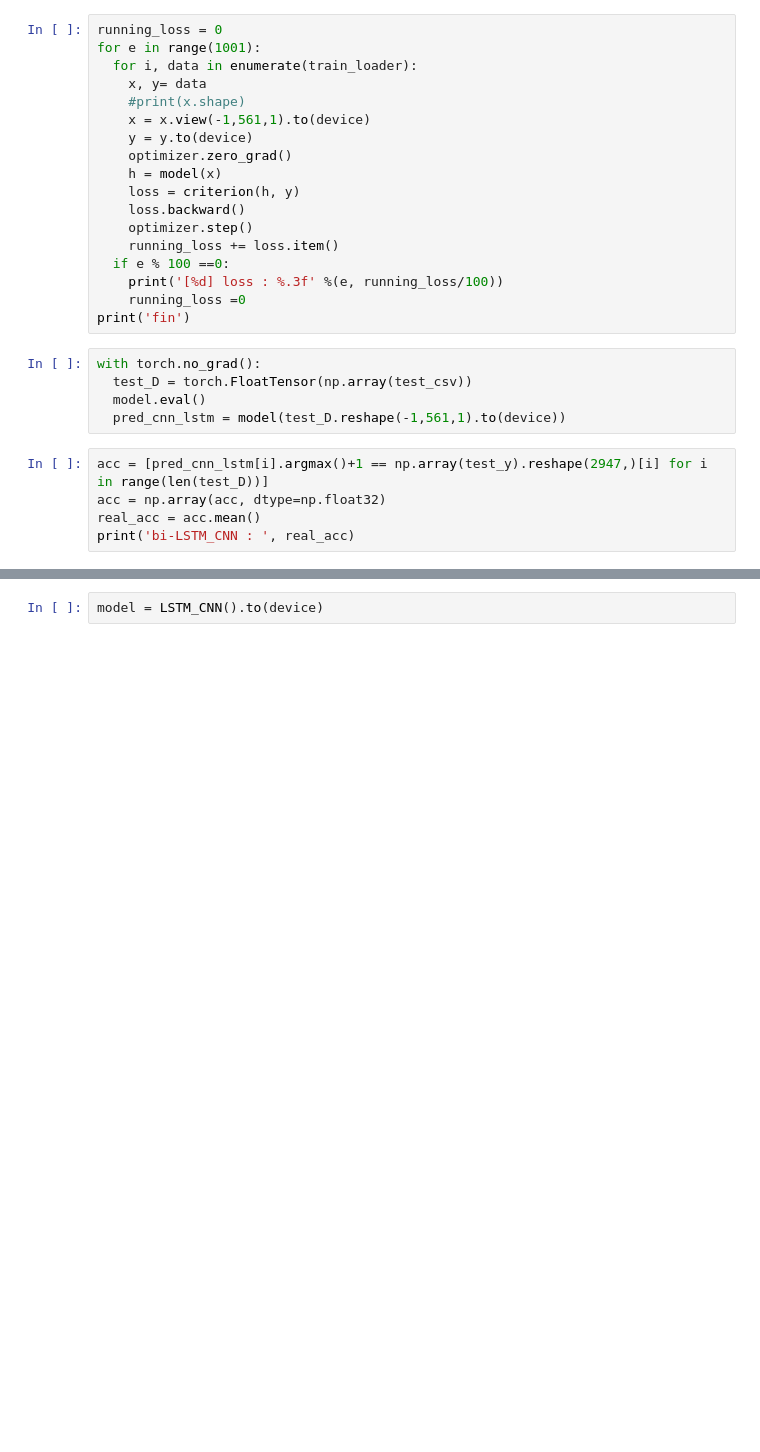
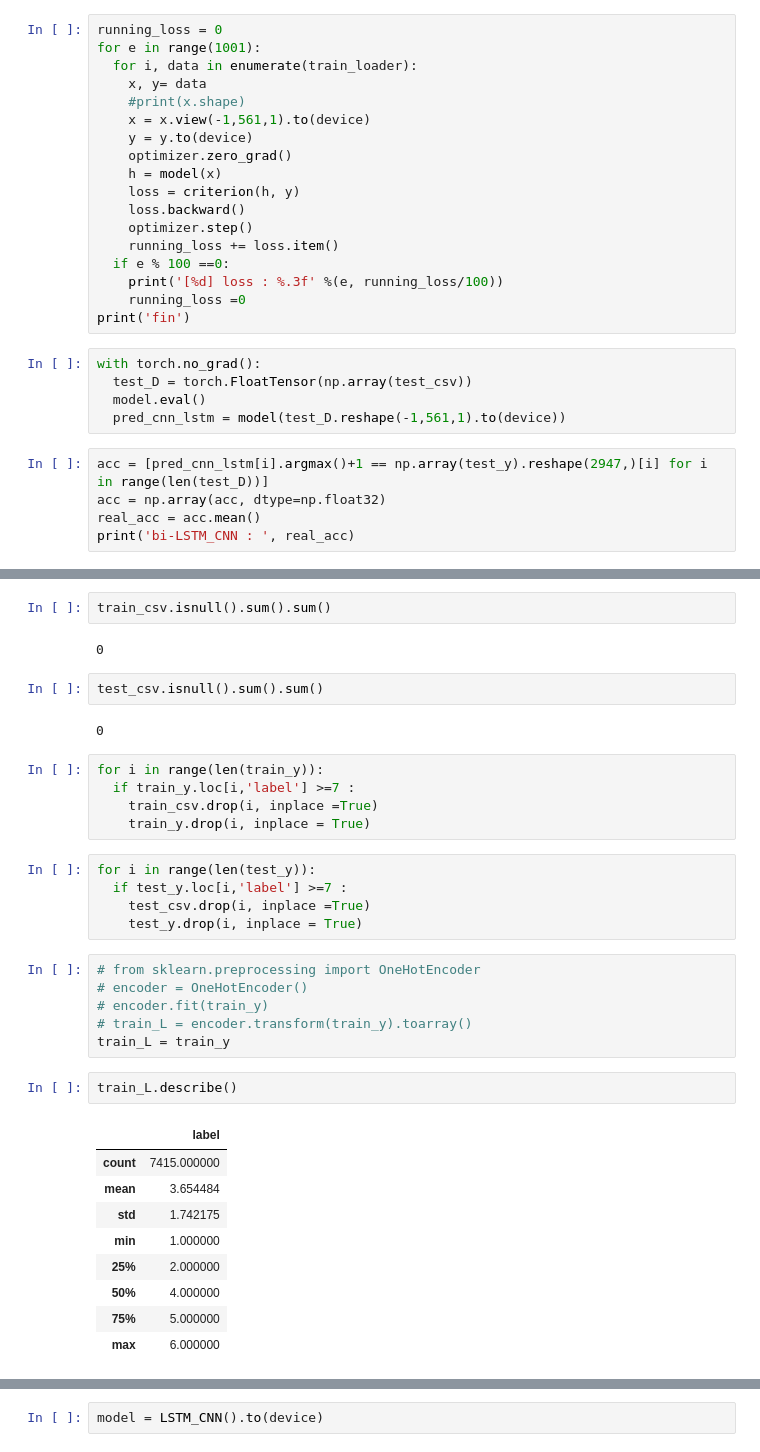
Before and after one commit to hyona-yu/HAR_python, a Jupyter notebook: har_checking.ipynb, the cells around one changed output, grey strips where cells are left out. Cells and saved outputs as stored; diff of their text form; blank space fills up the shorter version.

```diff
--- a/har_checking.ipynb
+++ b/har_checking.ipynb
@@ -509,0 +402,36 @@ print('bi-LSTM_CNN : ', real_acc)
+# %%
+train_csv.isnull().sum().sum()
+# %% [output]
+0
+# %%
+test_csv.isnull().sum().sum()
+# %% [output]
+0
+# %%
+for i in range(len(train_y)):
+  if train_y.loc[i,'label'] >=7 :
+    train_csv.drop(i, inplace =True)
+    train_y.drop(i, inplace = True)
+# %%
+for i in range(len(test_y)):
+  if test_y.loc[i,'label'] >=7 :
+    test_csv.drop(i, inplace =True)
+    test_y.drop(i, inplace = True)
+# %%
+# from sklearn.preprocessing import OneHotEncoder
+# encoder = OneHotEncoder()
+# encoder.fit(train_y)
+# train_L = encoder.transform(train_y).toarray()
+train_L = train_y
+# %%
+train_L.describe()
+# %% [output]
+|  | label |
+| count | 7415.000000 |
+| mean | 3.654484 |
+| std | 1.742175 |
+| min | 1.000000 |
+| 25% | 2.000000 |
+| 50% | 4.000000 |
+| 75% | 5.000000 |
+| max | 6.000000 |
```
Also changed, not shown: parts of 42 cells of this notebook.
